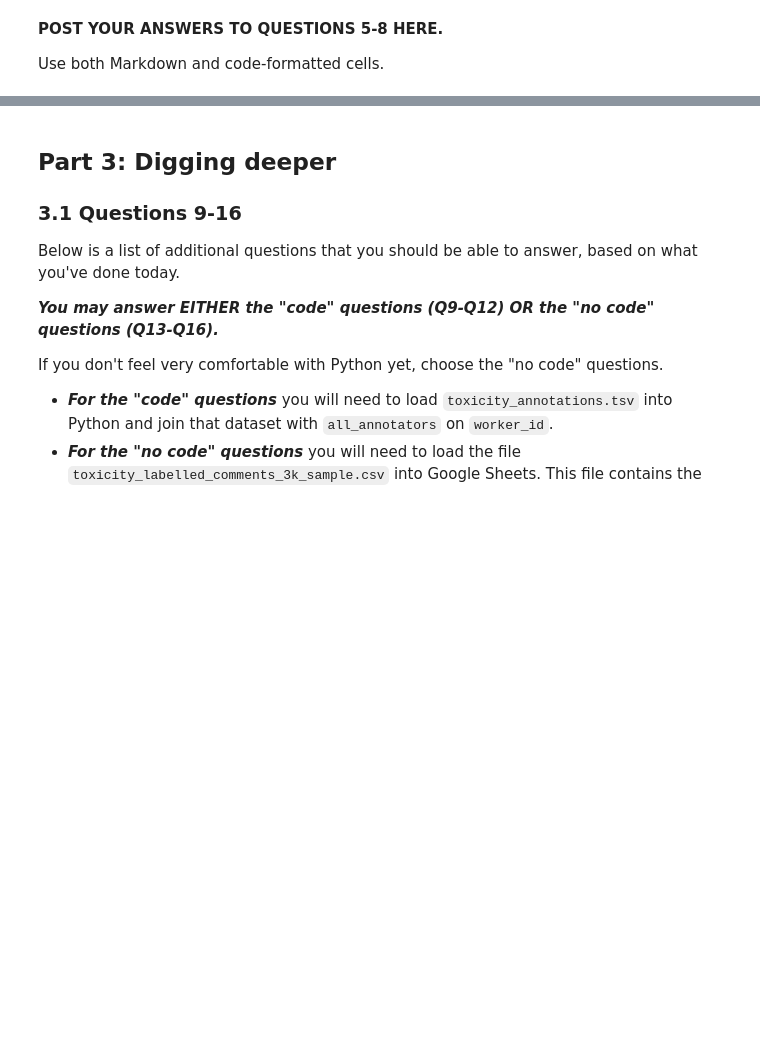
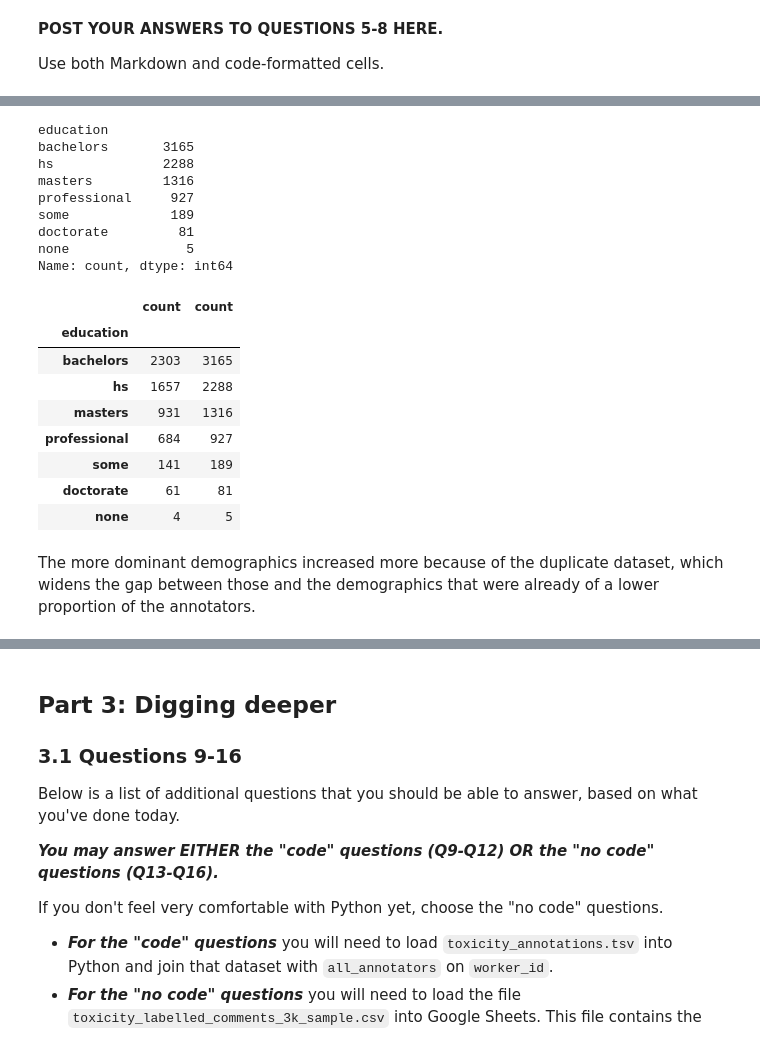
Before and after one commit to chyu05/hcde-410, a Jupyter notebook: A2/hcde410-a2.ipynb, the cells around one changed output, grey strips where cells are left out. Cells and saved outputs as stored; diff of their text form; code cells hidden in the pictures; blank space fills up the shorter version.

```diff
--- a/A2/hcde410-a2.ipynb
+++ b/A2/hcde410-a2.ipynb
@@ -501,0 +534,10 @@ Use both Markdown and code-formatted cells.
+# %%
+#Q6
+all_annotators2 = (toxicity_annotators + attack_aggro_annotators + aggression_annotators)
+all_annotators2 = finalize_dataset(toxicity_annotators, attack_aggro_annotators + aggression_annotators)
+
+aa2 = pd.DataFrame(all_annotators2)
+gender2 = aa2["gender"].value_counts()
+gender_combined = pd.concat([gender, gender2], axis=1)
+print(gender2)
+gender_combined
@@ -501,0 +591,26 @@ Use both Markdown and code-formatted cells.
+# %%
+ed2 = aa2["education"].value_counts()
+ed_combined = pd.concat([ed, ed2], axis=1)
+print(ed2)
+ed_combined
+# %% [output]
+education
+bachelors       3165
+hs              2288
+masters         1316
+professional     927
+some             189
+doctorate         81
+none               5
+Name: count, dtype: int64
+|  | count | count |
+| education |  |  |
+| bachelors | 2303 | 3165 |
+| hs | 1657 | 2288 |
+| masters | 931 | 1316 |
+| professional | 684 | 927 |
+| some | 141 | 189 |
+| doctorate | 61 | 81 |
+| none | 4 | 5 |
+# %% [markdown]
+The more dominant demographics increased more because of the duplicate dataset, which widens the gap between those and the demographics that were already of a lower proportion of the annotators.
```
Also changed, not shown: parts of 10 cells of this notebook.
